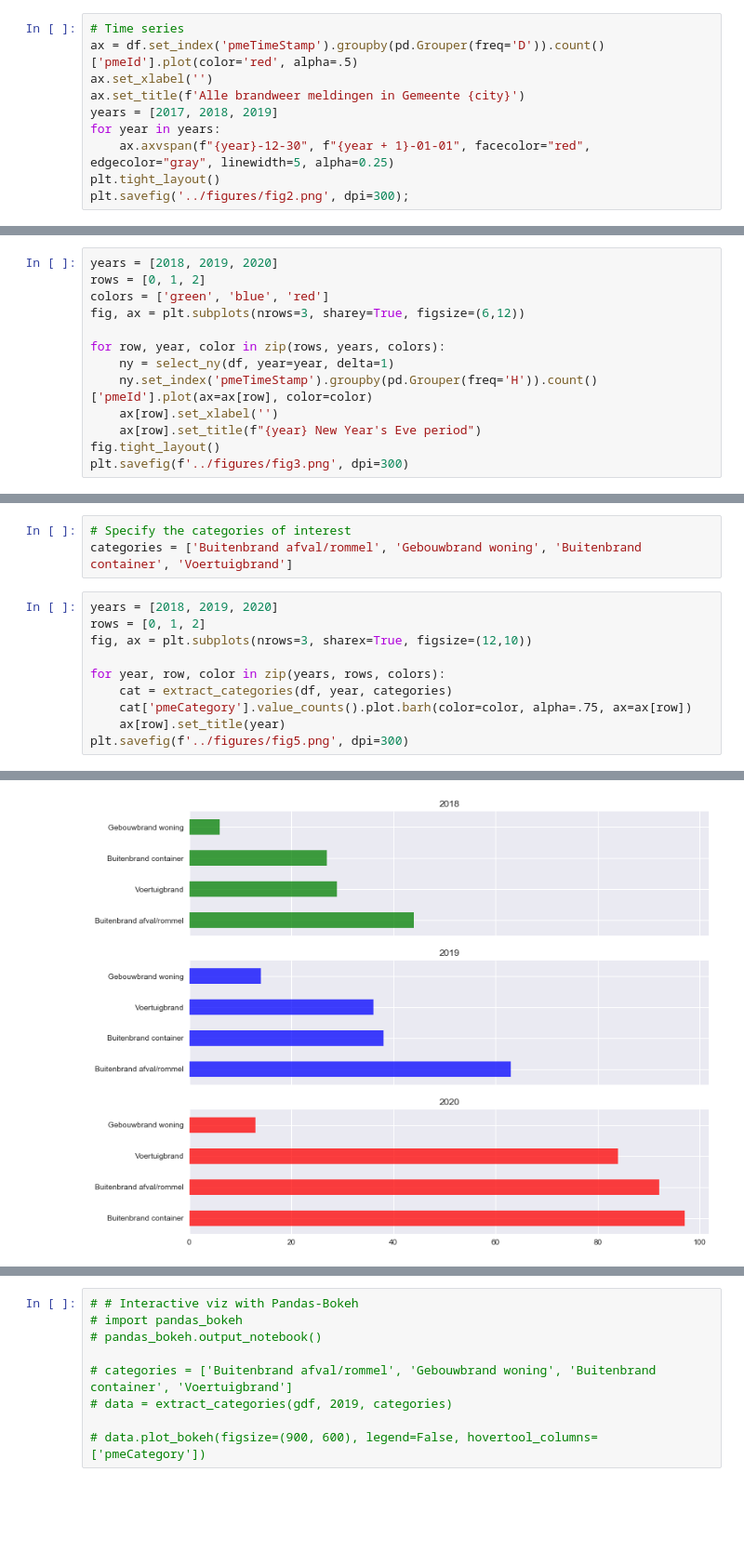
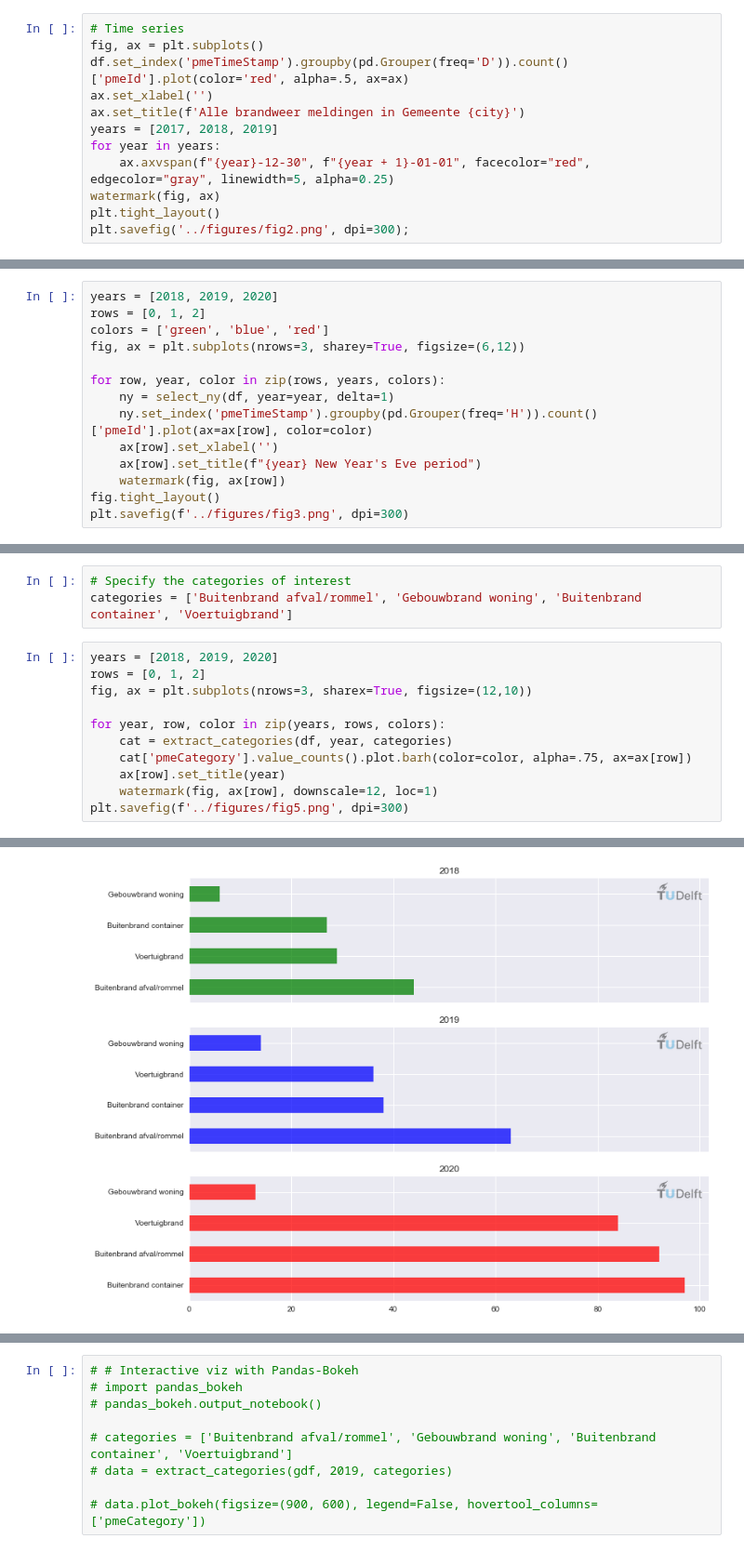
Before and after one commit to mikhailsirenko/firefighters-calls, a Jupyter notebook: notebooks/main - Copy.ipynb, the cells around one changed output, grey strips where cells are left out. Shown at 93% size. Cells and saved outputs as stored; diff of their text form; blank space fills up the shorter version.

Commit message:
Add watermarks to figures

```diff
--- a/notebooks/main - Copy.ipynb
+++ b/notebooks/main - Copy.ipynb
@@ -93,11 +96,13 @@ plt.savefig('../figures/fig1.png', dpi=300);
 # %%
 # Time series
-ax = df.set_index('pmeTimeStamp').groupby(pd.Grouper(freq='D')).count()['pmeId'].plot(color='red', alpha=.5)
+fig, ax = plt.subplots()
+df.set_index('pmeTimeStamp').groupby(pd.Grouper(freq='D')).count()['pmeId'].plot(color='red', alpha=.5, ax=ax)
 ax.set_xlabel('')
 ax.set_title(f'Alle brandweer meldingen in Gemeente {city}')
 years = [2017, 2018, 2019]
 for year in years:
     ax.axvspan(f"{year}-12-30", f"{year + 1}-01-01", facecolor="red", edgecolor="gray", linewidth=5, alpha=0.25)
+watermark(fig, ax)
 plt.tight_layout()
 plt.savefig('../figures/fig2.png', dpi=300);
 # %% [output]
@@ -142,6 +149,7 @@ for row, year, color in zip(rows, years, colors):
     ny.set_index('pmeTimeStamp').groupby(pd.Grouper(freq='H')).count()['pmeId'].plot(ax=ax[row], color=color)
     ax[row].set_xlabel('')
     ax[row].set_title(f"{year} New Year's Eve period")
+    watermark(fig, ax[row])
 fig.tight_layout()
 plt.savefig(f'../figures/fig3.png', dpi=300)
 # %% [output]
@@ -230,18 +241,19 @@ categories = ['Buitenbrand afval/rommel', 'Gebouwbrand woning', 'Buitenbrand con
 # %%
 years = [2018, 2019, 2020]
 rows = [0, 1, 2]
 fig, ax = plt.subplots(nrows=3, sharex=True, figsize=(12,10))
 
 for year, row, color in zip(years, rows, colors):
     cat = extract_categories(df, year, categories)
     cat['pmeCategory'].value_counts().plot.barh(color=color, alpha=.75, ax=ax[row])
     ax[row].set_title(year)
+    watermark(fig, ax[row], downscale=12, loc=1)
 plt.savefig(f'../figures/fig5.png', dpi=300)
 # %% [output]
 The number of firefigthers calls made from 2017-12-31 00:00:00 to 2018-01-02 00:00:00 : 196
 The number of firefigthers calls made from 2018-12-31 00:00:00 to 2019-01-02 00:00:00 : 265
 The number of firefigthers calls made from 2019-12-31 00:00:00 to 2020-01-02 00:00:00 : 401
-[figure, old version]
+[figure, new version]
 # %%
 years = [2018, 2019, 2020]
 rows = [0, 1, 2]
```
Also changed, not shown: parts of 10 cells of this notebook, 10 other files.
